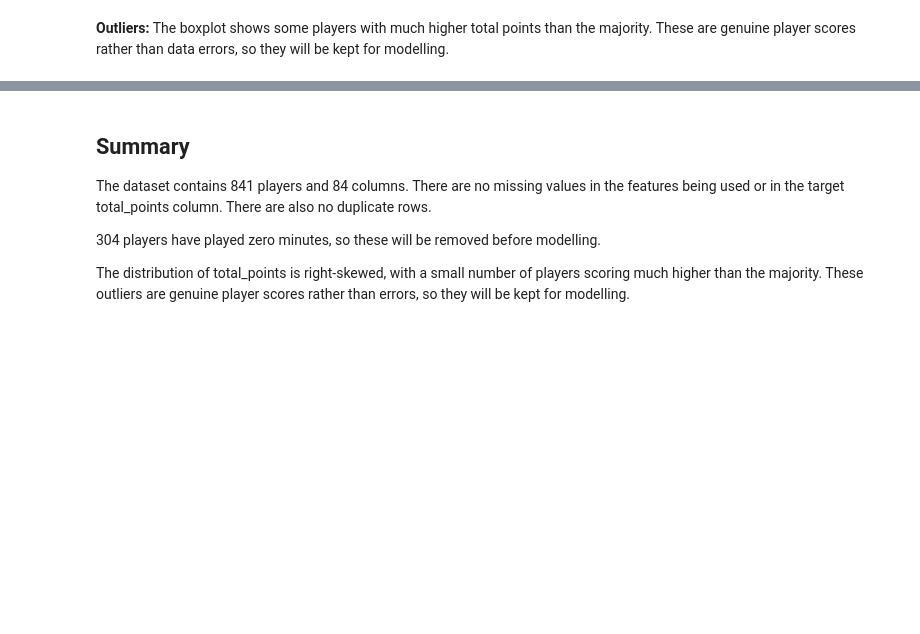
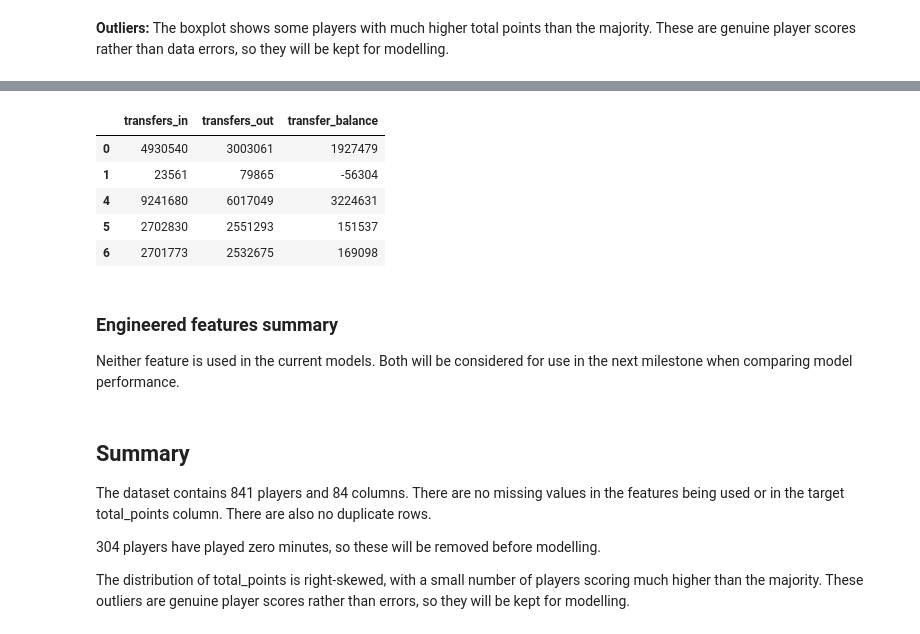
Before and after one commit to Mossyoneill5/CT4101_ML_FPL_Project, a Jupyter notebook: notebooks/01_exploration.ipynb, the cells around one changed output, grey strips where cells are left out. Cells and saved outputs as stored; diff of their text form; code cells hidden in the pictures; blank space fills up the shorter version.

```diff
--- a/notebooks/01_exploration.ipynb
+++ b/notebooks/01_exploration.ipynb
@@ -156,0 +210,3 @@ plt.show()
+# %%
+# Get all players with more than 0 minutes
+df_played = df[df["minutes"] > 0]
@@ -156,0 +223,10 @@ plt.show()
+# %%
+birth_dates = pd.to_datetime(df_played["birth_date"])
+
+# Calculate the age in years at start of season
+age_years = (pd.Timestamp("2025-08-01") - birth_dates).dt.days / 365
+
+# Make whole number
+df_played["age"] = age_years.astype(int)
+
+df_played[["age", "total_points"]].sort_values(by="total_points", ascending=False).head(5)
@@ -157,3 +246,22 @@ plt.show()
+# %%
+# Difference between transfers in and out
+df_played["transfer_balance"] = (
+    df_played["transfers_in"] - df_played["transfers_out"]
+)
+
+# Display the first 5 players
+df_played[["transfers_in", "transfers_out", "transfer_balance"]].head(5)
+# %% [output]
+|  | transfers_in | transfers_out | transfer_balance |
+| 0 | 4930540 | 3003061 | 1927479 |
+| 1 | 23561 | 79865 | -56304 |
+| 4 | 9241680 | 6017049 | 3224631 |
+| 5 | 2702830 | 2551293 | 151537 |
+| 6 | 2701773 | 2532675 | 169098 |
+# %% [markdown]
+### Engineered features summary
+
+Neither feature is used in the current models. Both will be considered for use in the next milestone when comparing model performance.
 # %% [markdown]
 ## Summary
 
```
Also changed, not shown: parts of 12 cells of this notebook, 1 other file.
